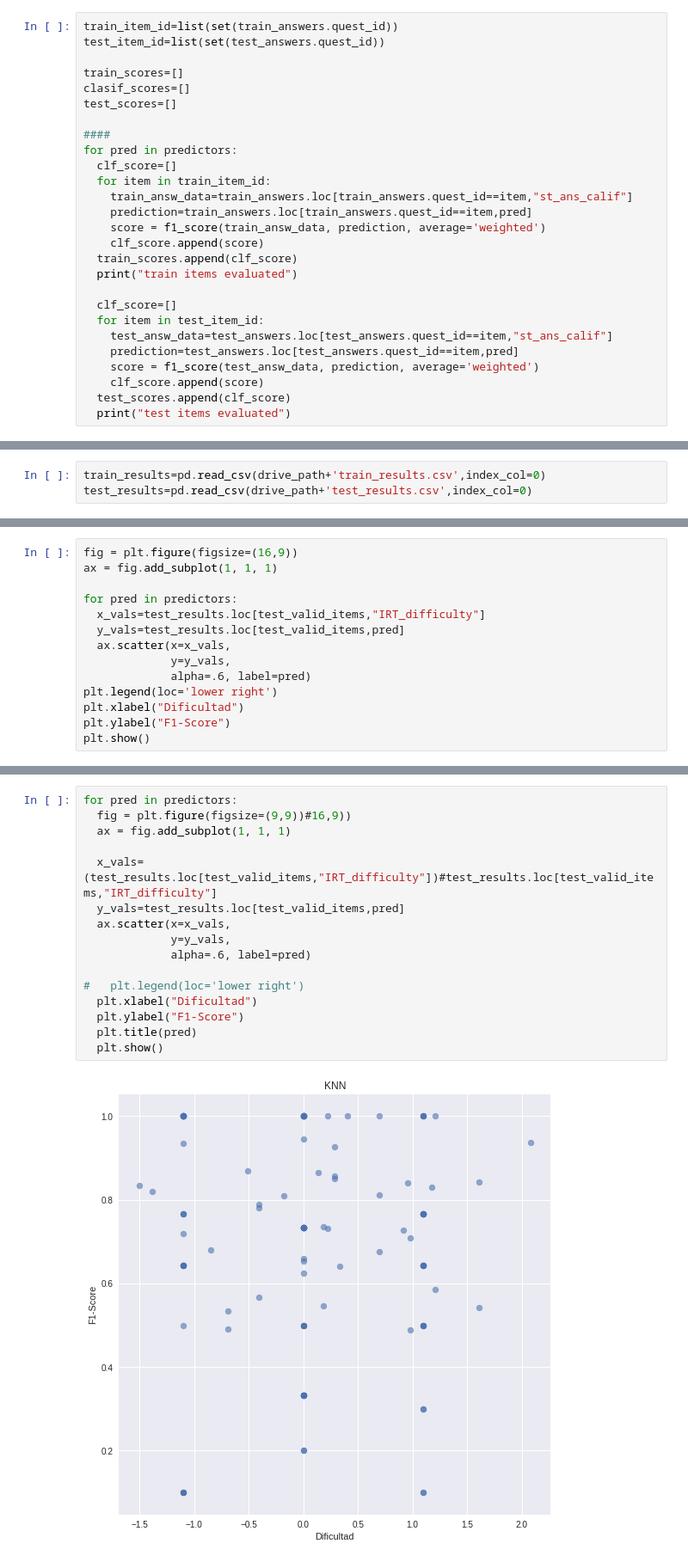
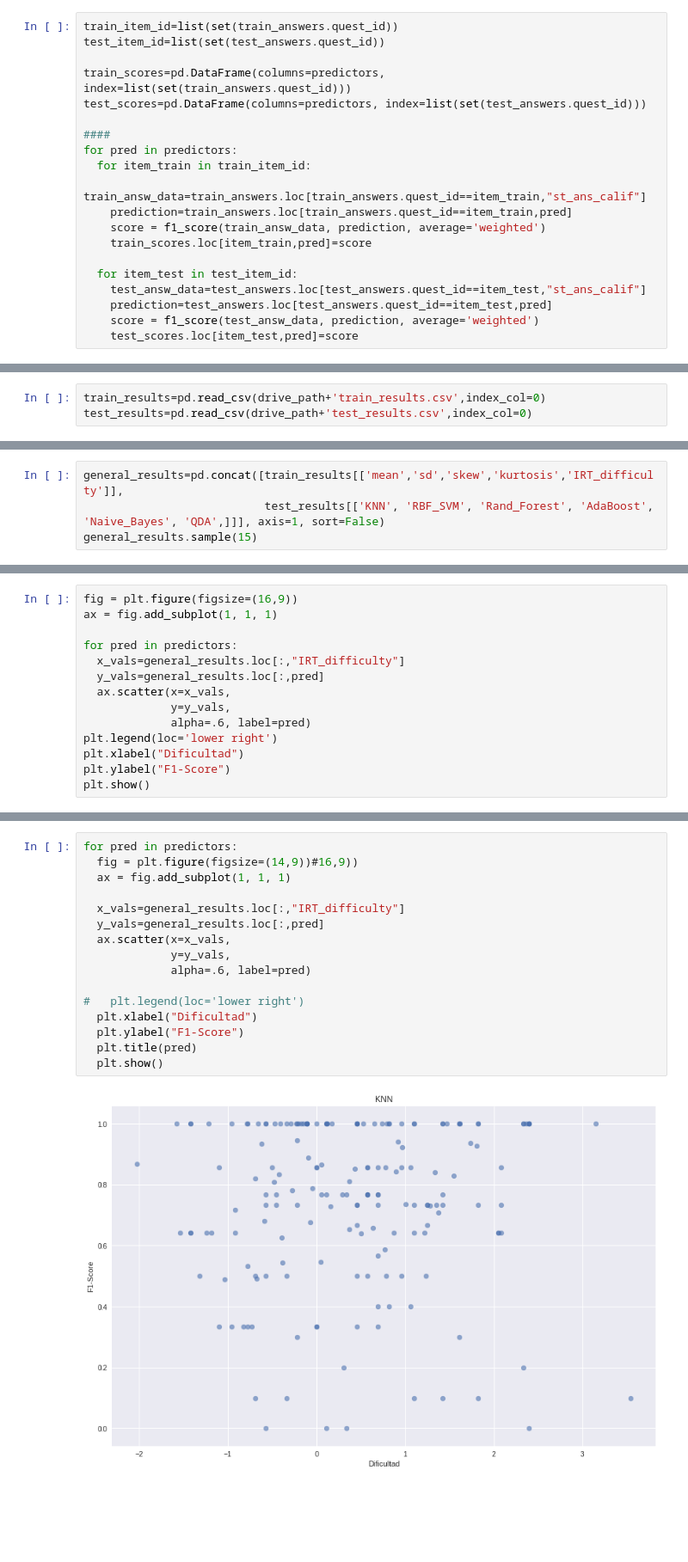
Before and after one commit to Yagwar/ASAG_Test, a Jupyter notebook: clasiff_eval_items_compare.ipynb, the cells around one changed output, grey strips where cells are left out. Shown at 86% size. Drawn from its saved outputs; the diff is of its cells as text; blank space fills up the shorter version.

```diff
--- a/clasiff_eval_items_compare.ipynb
+++ b/clasiff_eval_items_compare.ipynb
@@ -262,26 +236,19 @@ predictors=list(train_answers.iloc[:,9:].columns);print(predictors)
 train_item_id=list(set(train_answers.quest_id))
 test_item_id=list(set(test_answers.quest_id))
 
-train_scores=[]
-clasif_scores=[]
-test_scores=[]
+train_scores=pd.DataFrame(columns=predictors, index=list(set(train_answers.quest_id)))
+test_scores=pd.DataFrame(columns=predictors, index=list(set(test_answers.quest_id)))
 
 ####
 for pred in predictors:
-  clf_score=[]
-  for item in train_item_id:
-    train_answ_data=train_answers.loc[train_answers.quest_id==item,"st_ans_calif"]
-    prediction=train_answers.loc[train_answers.quest_id==item,pred]
+  for item_train in train_item_id:
+    train_answ_data=train_answers.loc[train_answers.quest_id==item_train,"st_ans_calif"]
+    prediction=train_answers.loc[train_answers.quest_id==item_train,pred]
     score = f1_score(train_answ_data, prediction, average='weighted')
-    clf_score.append(score)
-  train_scores.append(clf_score)
-  print("train items evaluated")
+    train_scores.loc[item_train,pred]=score
 
-  clf_score=[]
-  for item in test_item_id:
-    test_answ_data=test_answers.loc[test_answers.quest_id==item,"st_ans_calif"]
-    prediction=test_answers.loc[test_answers.quest_id==item,pred]
+  for item_test in test_item_id:
+    test_answ_data=test_answers.loc[test_answers.quest_id==item_test,"st_ans_calif"]
+    prediction=test_answers.loc[test_answers.quest_id==item_test,pred]
     score = f1_score(test_answ_data, prediction, average='weighted')
-    clf_score.append(score)
-  test_scores.append(clf_score)
-  print("test items evaluated")
+    test_scores.loc[item_test,pred]=score
@@ -327,0 +274,4 @@ test_results.head(10)
+# %%
+general_results=pd.concat([train_results[['mean','sd','skew','kurtosis','IRT_difficulty']],
+                           test_results[['KNN', 'RBF_SVM', 'Rand_Forest', 'AdaBoost', 'Naive_Bayes', 'QDA',]]], axis=1, sort=False)
+general_results.sample(15)
@@ -340,8 +340,8 @@ fig = plt.figure(figsize=(16,9))
 ax = fig.add_subplot(1, 1, 1)
 
 for pred in predictors:
-  x_vals=test_results.loc[test_valid_items,"IRT_difficulty"]
-  y_vals=test_results.loc[test_valid_items,pred]
+  x_vals=general_results.loc[:,"IRT_difficulty"]
+  y_vals=general_results.loc[:,pred]
   ax.scatter(x=x_vals,
              y=y_vals,
              alpha=.6, label=pred)
@@ -354,18 +354,18 @@ plt.show()
 # %%
 for pred in predictors:
-  fig = plt.figure(figsize=(9,9))#16,9))
+  fig = plt.figure(figsize=(14,9))#16,9))
   ax = fig.add_subplot(1, 1, 1)
 
-  x_vals=(test_results.loc[test_valid_items,"IRT_difficulty"])#test_results.loc[test_valid_items,"IRT_difficulty"]
-  y_vals=test_results.loc[test_valid_items,pred]
+  x_vals=general_results.loc[:,"IRT_difficulty"]
+  y_vals=general_results.loc[:,pred]
   ax.scatter(x=x_vals,
              y=y_vals,
              alpha=.6, label=pred)
 
 #   plt.legend(loc='lower right')
   plt.xlabel("Dificultad")
   plt.ylabel("F1-Score")
   plt.title(pred)
   plt.show()
 # %% [output]
-[figure, old version]
+[figure, new version]
```
Also changed, not shown: parts of 22 cells of this notebook.
